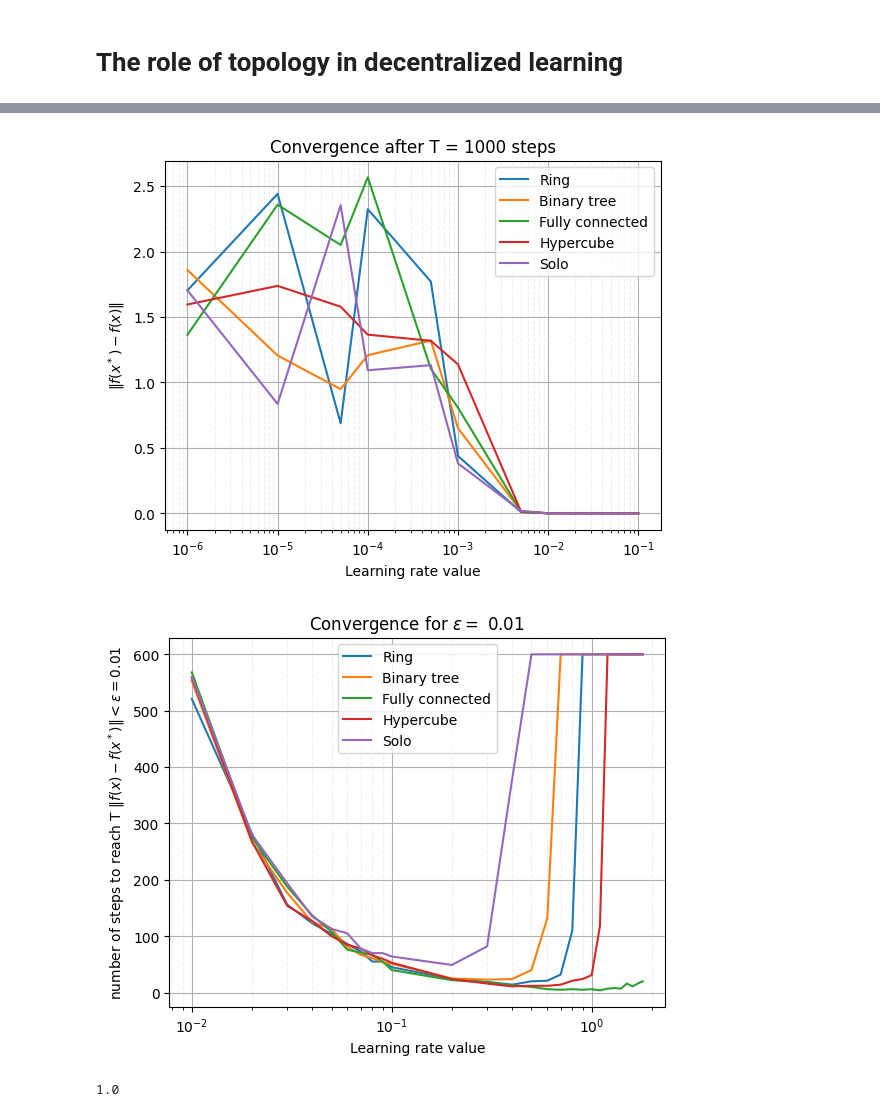
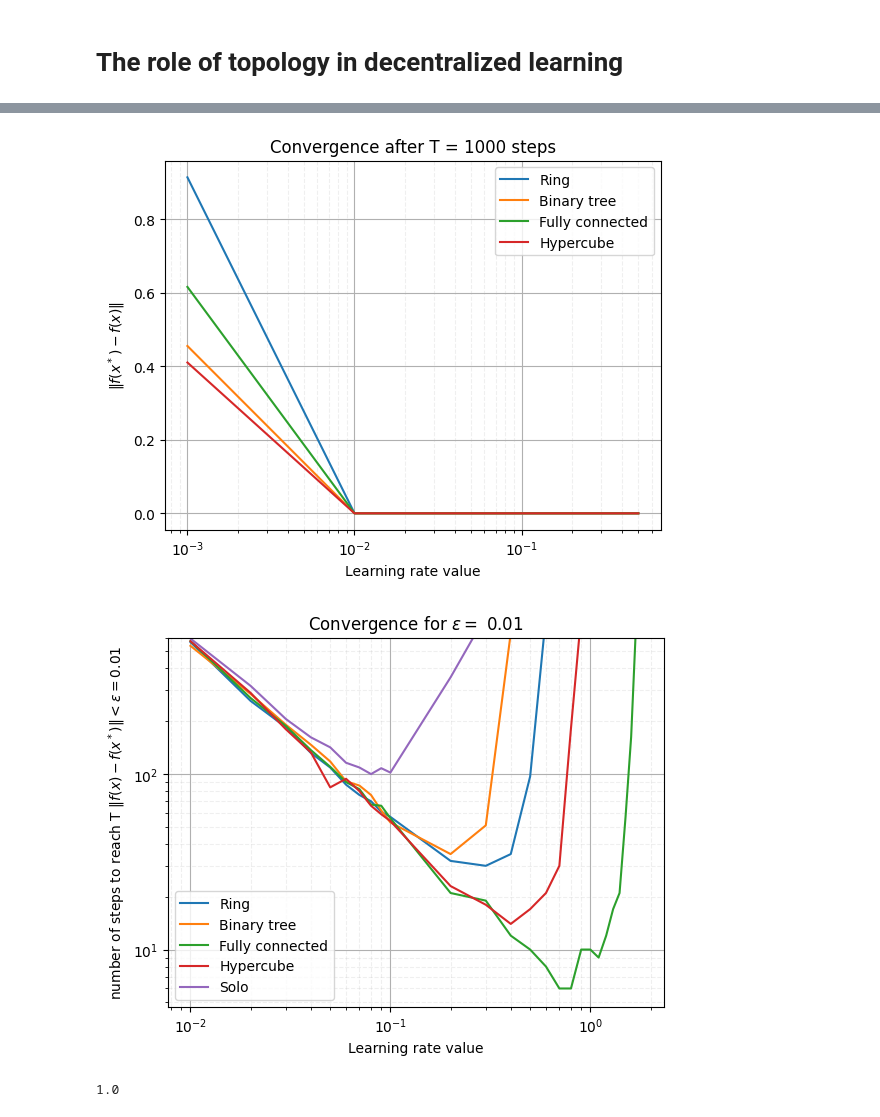
Before and after one commit to hduprieu/changing_topology, a Jupyter notebook: EA.ipynb, the cells around one changed output, grey strips where cells are left out. Saved outputs shown, nothing was run; the diff lists cells and outputs as text; code cells hidden in the pictures.

```diff
--- a/EA.ipynb
+++ b/EA.ipynb
@@ -443,7 +460,19 @@ DSGD_toypbm(0.4, d, n, T, topologies, True)
 # %%
 def learning_rate_dependency(d, n, T, topologies):
-    learning_rates_10 = [10**k for k in range(-6, 0)]
-    learning_rates_5 = [5*10**k for k in range(-5, -1)]
+    """
+    Plotting the value of the loss function after T steps for a given set of topologies, depending on the value of the learning rate
+
+    Inputs :
+    ------------
+    lr: learning rate
+    d: dimension
+    n: number of agents
+    topology: the gossip matrix
+    T_max: max number of time steps
+    epsilon: the convergence value
+    """
+    learning_rates_10 = [10**k for k in range(-3, 0)]
+    learning_rates_5 = [5*10**k for k in range(-2, 0)]
     learning_rates = np.sort(learning_rates_10 + learning_rates_5)
     matrix = np.zeros((len(learning_rates), len(topologies)))
     fig, ax = plt.subplots()
@@ -459,9 +488,10 @@ def learning_rate_dependency(d, n, T, topologies):
     ax.grid(which='both')
     ax.grid(which='minor', alpha=0.2, linestyle='--')
     plt.show()
-learning_rate_dependency(d, n, 1000, topologies)
+
+learning_rate_dependency(d, n, 1000, topologies[:-1])
 # %% [output]
-[figure, old version]
+[figure, new version]
 # %%
 def DSGD_toypbm_epsilon(lr, d, n, topology, T_max, epsilon):
     """
@@ -484,6 +514,8 @@ def DSGD_toypbm_epsilon(lr, d, n, topology, T_max, epsilon):
     norm = np.mean(np.linalg.norm(X, axis = 1, ord = 2))
     T = 0
     while (np.abs(norm) > epsilon and T < T_max):
+        if topology == "Time-varying exponential":
+            W = Matrix.w(scheme_for_string(topology, num_workers=n), T).numpy()
         T += 1
         for i in range(n):
             v = rd.normal(0,1, size = (d,1))
@@ -492,50 +524,42 @@ def DSGD_toypbm_epsilon(lr, d, n, topology, T_max, epsilon):
         norm = np.mean(np.linalg.norm(X, axis = 1, ord = 2))
     return T, norm
 
-def list_learning_rates():
-    '''
-    Creating the list of learning_rates for the next algorithm
-    '''
-    li = []
-    for k in range(-2, 0):
-        for j in range(1, 10):
-            li.append(j*10**k)
-    for k in range(9):
-        li.append(1. + k/10)
-    return li
+
 
 
 
 def learning_rate_dependency_number_of_steps(d, n, topologies, T_max, epsilon):
+    '''
+    Plotting the number of steps needed depending on the value of the learning rate and the topology to reach an error of the loss function < epsilon.
 
-    '''
-    Plotting the number of steps needed depending on the value of the learning rate and the topology to reach an error of the loss function < epsilon
-
+    Inputs :
     ----------
     d: dimension
     n: number of agents
     topologies: the gossip matrix
     T_max: max number of time steps
     epsilon: the convergence value
     '''
     learning_rates = list_learning_rates()
     matrix_T = np.zeros((len(learning_rates), len(topologies)))
     fig, ax = plt.subplots()
     for topology, j in zip(topologies, range(len(topologies))):
         for lr, k in zip(learning_rates, range(len(learning_rates))):
             matrix_T[k,j] = DSGD_toypbm_epsilon(lr, d, n, topology, T_max, epsilon)[0]
         ax.plot(learning_rates, matrix_T[:,j], label = topology)
         ax.set_xscale('log')
+        ax.set_yscale('log')
         ax.legend()
     ax.set_ylabel(f'number of steps to reach T $\| f(x) - f(x^*)\| < \epsilon = ${epsilon}')
     ax.set_xlabel('Learning rate value')
+    ax.set_ylim(top = 600)
     ax.set_title(f'Convergence for $\epsilon =$ {epsilon}')
     ax.grid(which='both')
     ax.grid(which='minor', alpha=0.2, linestyle='--')
     plt.show()
-learning_rate_dependency_number_of_steps(d, n, topologies, 600, 0.01)
+learning_rate_dependency_number_of_steps(d, n, topologies, 800, 0.01)
 # %% [output]
-[figure, old version]
+[figure, new version]
 # %%
 def nW(gamma, W):
     """
```
Also changed, not shown: parts of 3 cells of this notebook.
